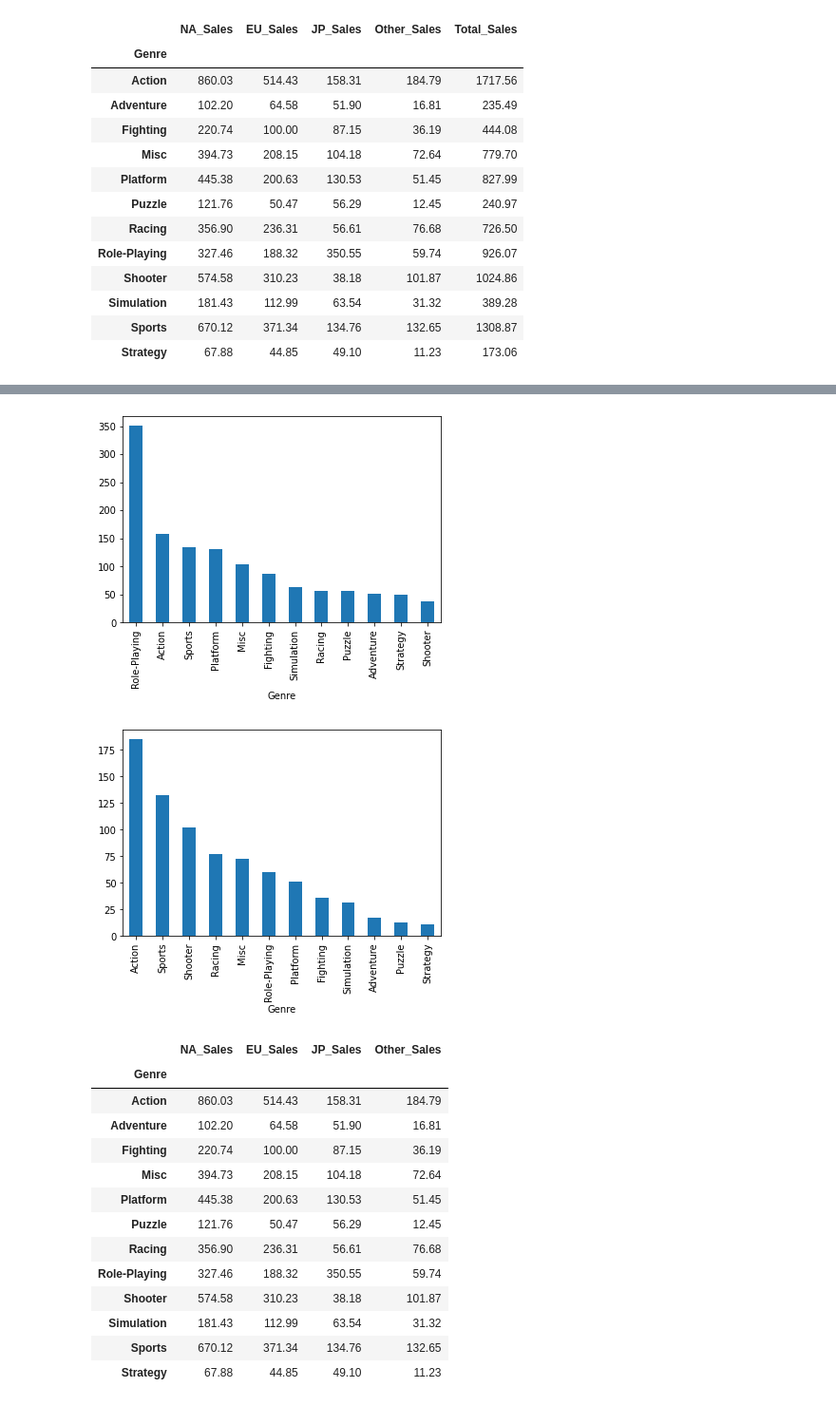
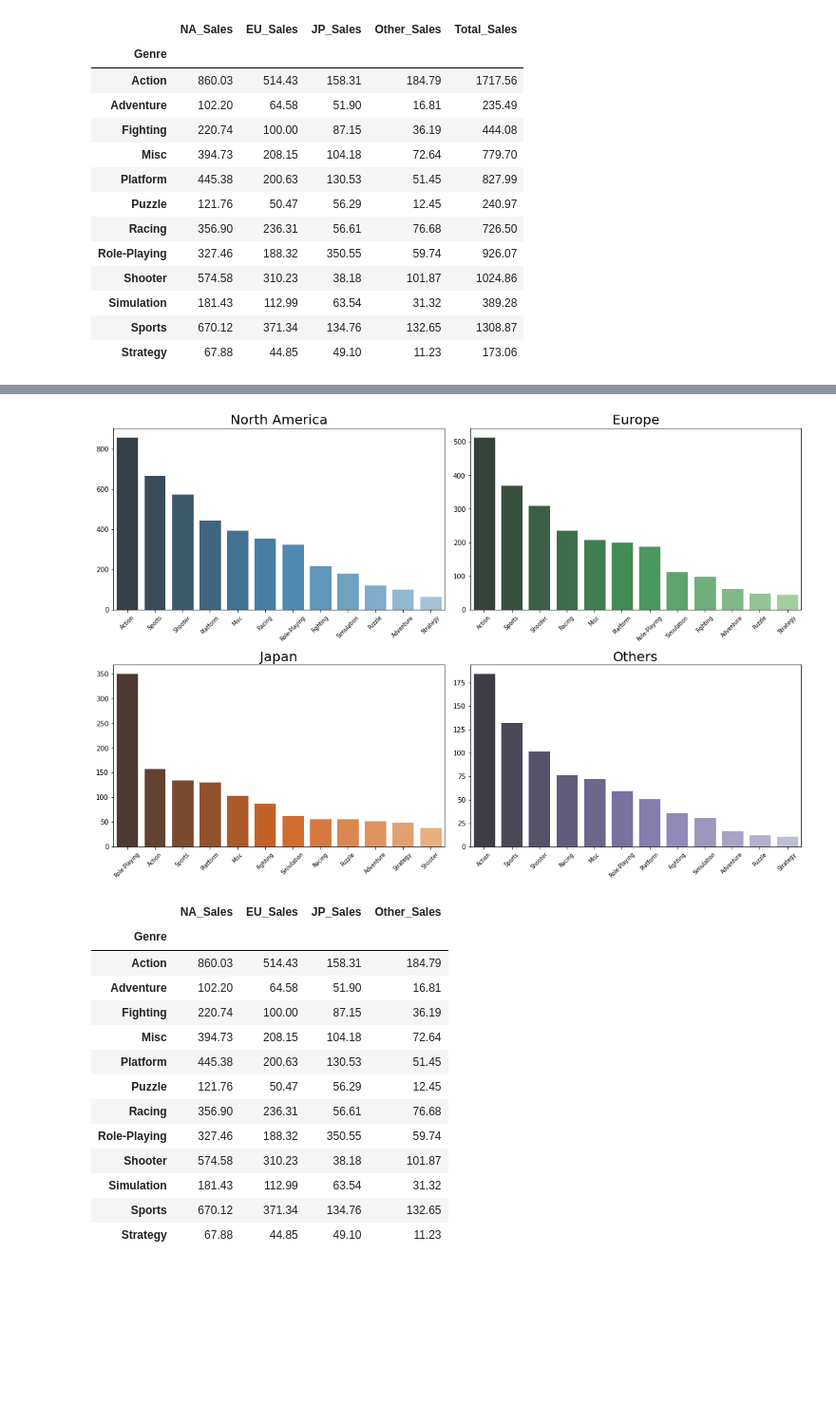
Before and after one commit to hsaurs/Projects, a Jupyter notebook: AI_06_유형석_Project1.ipynb, the cells around one changed output, grey strips where cells are left out. Shown: that part at 95% size. Drawn from its saved outputs; the diff is of its cells as text; code cells hidden in the pictures; blank space fills up the shorter version.

```diff
--- a/AI_06_유형석_Project1.ipynb
+++ b/AI_06_유형석_Project1.ipynb
@@ -126,13 +117,49 @@ plt.show()
-# %%
-JP.sort_values(ascending=False).plot.bar()
-plt.show()
-# %% [output]
-[figure, removed]
-# %%
-OT.sort_values(ascending=False).plot.bar()
-plt.show()
-# %% [output]
-[figure, removed]
+# %%
+NA = NA.sort_values(ascending=False)
+EU = EU.sort_values(ascending=False)
+JP = JP.sort_values(ascending=False)
+OT = OT.sort_values(ascending=False)
+# %%
+fig = plt.figure(figsize = (15,10))
+areaNA = fig.add_subplot(2,2,1)
+areaEU = fig.add_subplot(2,2,2)
+areaJP = fig.add_subplot(2,2,3)
+areaOT = fig.add_subplot(2,2,4)
+sns.set(style="whitegrid", color_codes=True)
+pal1 = sns.color_palette("Blues_d", len(NA))
+pal2 = sns.color_palette("Greens_d", len(EU))
+pal3 = sns.color_palette("Oranges_d", len(JP))
+pal4 = sns.color_palette("Purples_d", len(OT))
+
+rank = NA.argsort().argsort()
+sns.barplot(ax=areaNA, x=NA.index, y=NA, palette=np.array(pal1[::1])[rank])
+sns.barplot(ax=areaEU, x=EU.index, y=EU, palette=np.array(pal2[::1])[rank])
+sns.barplot(ax=areaJP, x=JP.index, y=JP, palette=np.array(pal3[::1])[rank])
+sns.barplot(ax=areaOT, x=OT.index, y=OT, palette=np.array(pal4[::1])[rank])
+g1 = sns.barplot(ax=areaNA, x=NA.index, y=NA, palette=np.array(pal1[::1])[rank])
+g2 = sns.barplot(ax=areaEU, x=EU.index, y=EU, palette=np.array(pal2[::1])[rank])
+g3 = sns.barplot(ax=areaJP, x=JP.index, y=JP, palette=np.array(pal3[::1])[rank])
+g4 = sns.barplot(ax=areaOT, x=OT.index, y=OT, palette=np.array(pal4[::1])[rank])
+g1.set_xticklabels(g1.get_xticklabels(),rotation=45,size = 8)
+g2.set_xticklabels(g2.get_xticklabels(),rotation=45,size = 8)
+g3.set_xticklabels(g3.get_xticklabels(),rotation=45,size = 8)
+g4.set_xticklabels(g4.get_xticklabels(),rotation=45,size = 8)
+g1.set_title("North America",size=20)
+g2.set_title("Europe",size=20)
+g3.set_title("Japan",size=20)
+g4.set_title("Others",size=20)
+g1.set_ylabel("")
+g2.set_ylabel("")
+g3.set_ylabel("")
+g4.set_ylabel("")
+g1.set_xlabel("")
+g2.set_xlabel("")
+g3.set_xlabel("")
+g4.set_xlabel("")
+plt.tight_layout()
+plt.show()
+# %% [output]
+[figure, added]
 # %%
 dfg1 = dfg
 dfg1 = dfg1.drop(['Total_Sales'],axis=1)
```
Also changed, not shown: parts of 14 cells of this notebook.
